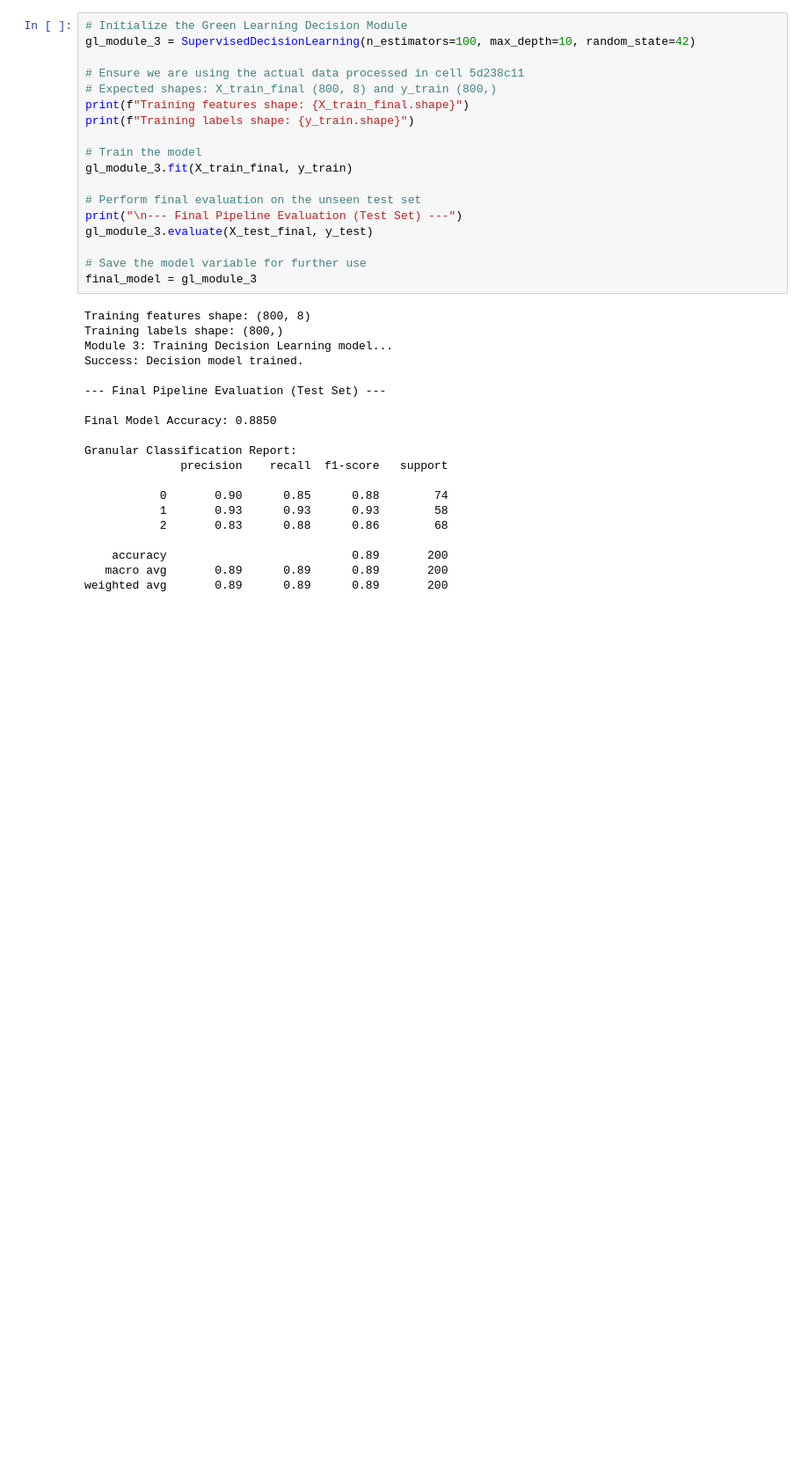
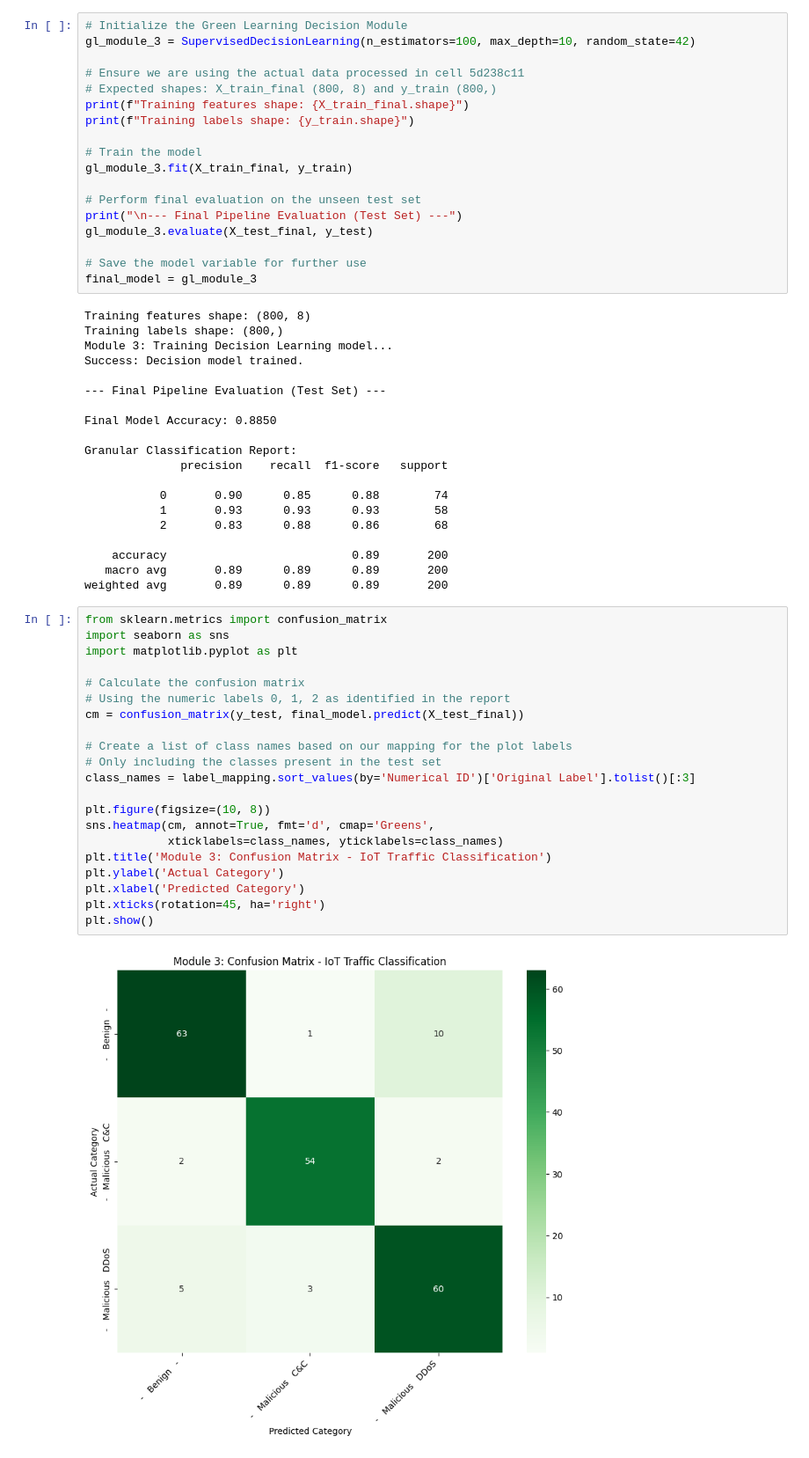
Before and after one commit to Janpu-Hou/Green-Learning-Basic, a Jupyter notebook: IoT23.ipynb, the cells around one changed output. Shown at 88% size. Saved outputs shown, nothing was run; the diff lists cells and outputs as text; blank space fills up the shorter version.

```diff
--- a/IoT23.ipynb
+++ b/IoT23.ipynb
@@ -546,3 +546,26 @@ Granular Classification Report:
     accuracy                           0.89       200
    macro avg       0.89      0.89      0.89       200
 weighted avg       0.89      0.89      0.89       200
+# %%
+from sklearn.metrics import confusion_matrix
+import seaborn as sns
+import matplotlib.pyplot as plt
+
+# Calculate the confusion matrix
+# Using the numeric labels 0, 1, 2 as identified in the report
+cm = confusion_matrix(y_test, final_model.predict(X_test_final))
+
+# Create a list of class names based on our mapping for the plot labels
+# Only including the classes present in the test set
+class_names = label_mapping.sort_values(by='Numerical ID')['Original Label'].tolist()[:3]
+
+plt.figure(figsize=(10, 8))
+sns.heatmap(cm, annot=True, fmt='d', cmap='Greens',
+            xticklabels=class_names, yticklabels=class_names)
+plt.title('Module 3: Confusion Matrix - IoT Traffic Classification')
+plt.ylabel('Actual Category')
+plt.xlabel('Predicted Category')
+plt.xticks(rotation=45, ha='right')
+plt.show()
+# %% [output]
+[figure, added]
```
Also changed, not shown: parts of 19 cells of this notebook.
